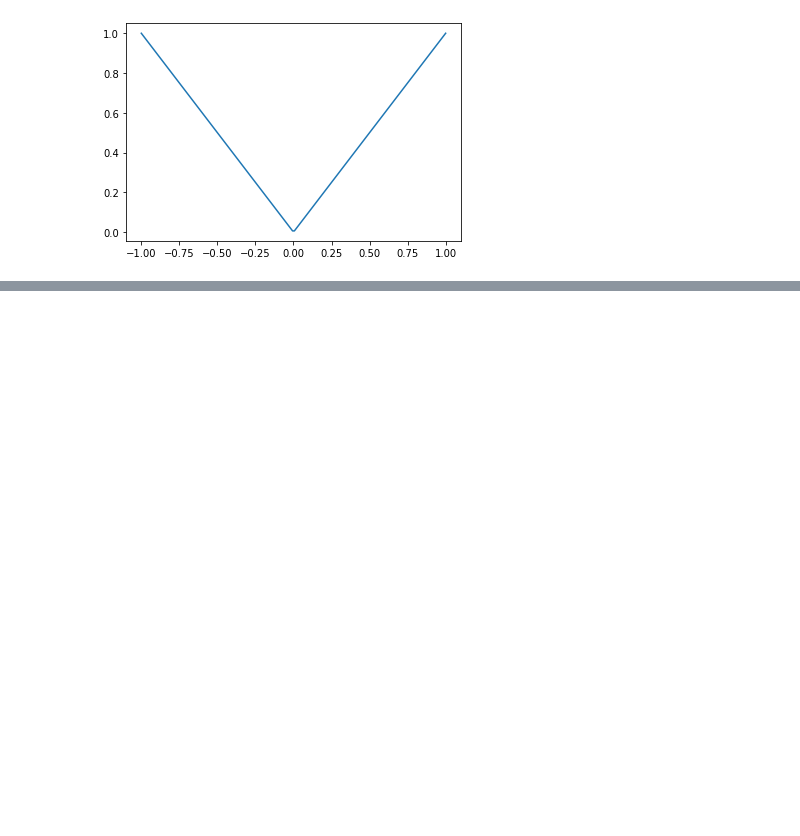
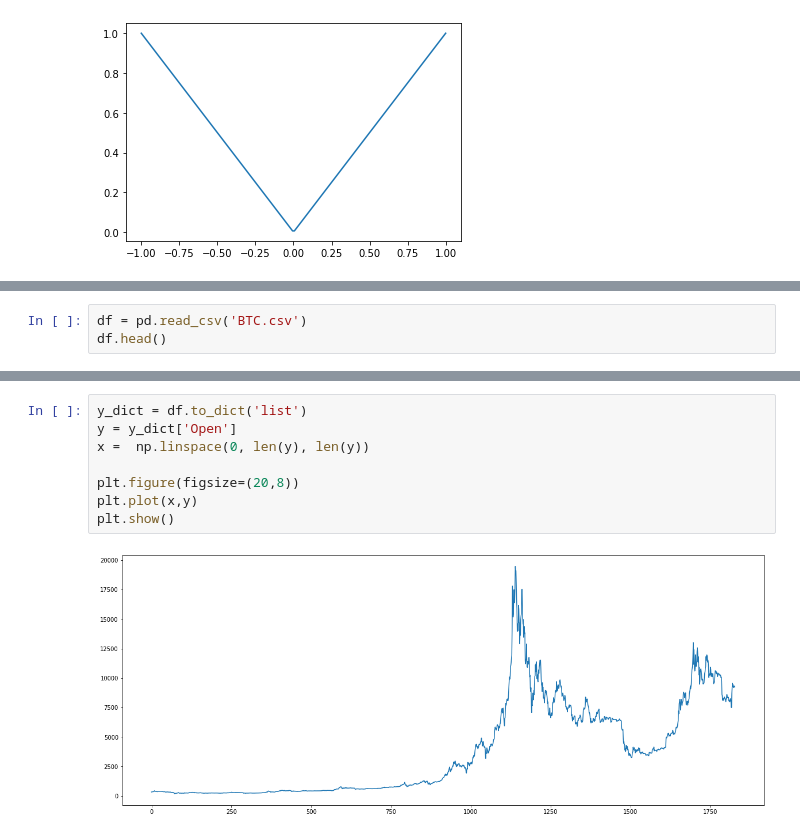
Before and after one commit to femaffi13/Python, a Jupyter notebook: ITBA/5- Matplotlib.ipynb, the cells around one changed output, grey strips where cells are left out. Cells and saved outputs as stored; diff of their text form; blank space fills up the shorter version.

```diff
--- a/ITBA/5- Matplotlib.ipynb
+++ b/ITBA/5- Matplotlib.ipynb
@@ -82,0 +121,3 @@ plt.show()
+# %%
+df = pd.read_csv('BTC.csv')
+df.head()
@@ -82,0 +131,10 @@ plt.show()
+# %%
+y_dict = df.to_dict('list')
+y = y_dict['Open']
+x =  np.linspace(0, len(y), len(y))
+
+plt.figure(figsize=(20,8))
+plt.plot(x,y)
+plt.show()
+# %% [output]
+[figure, added]
```
Also changed, not shown: parts of 23 cells of this notebook, 1 other file.
